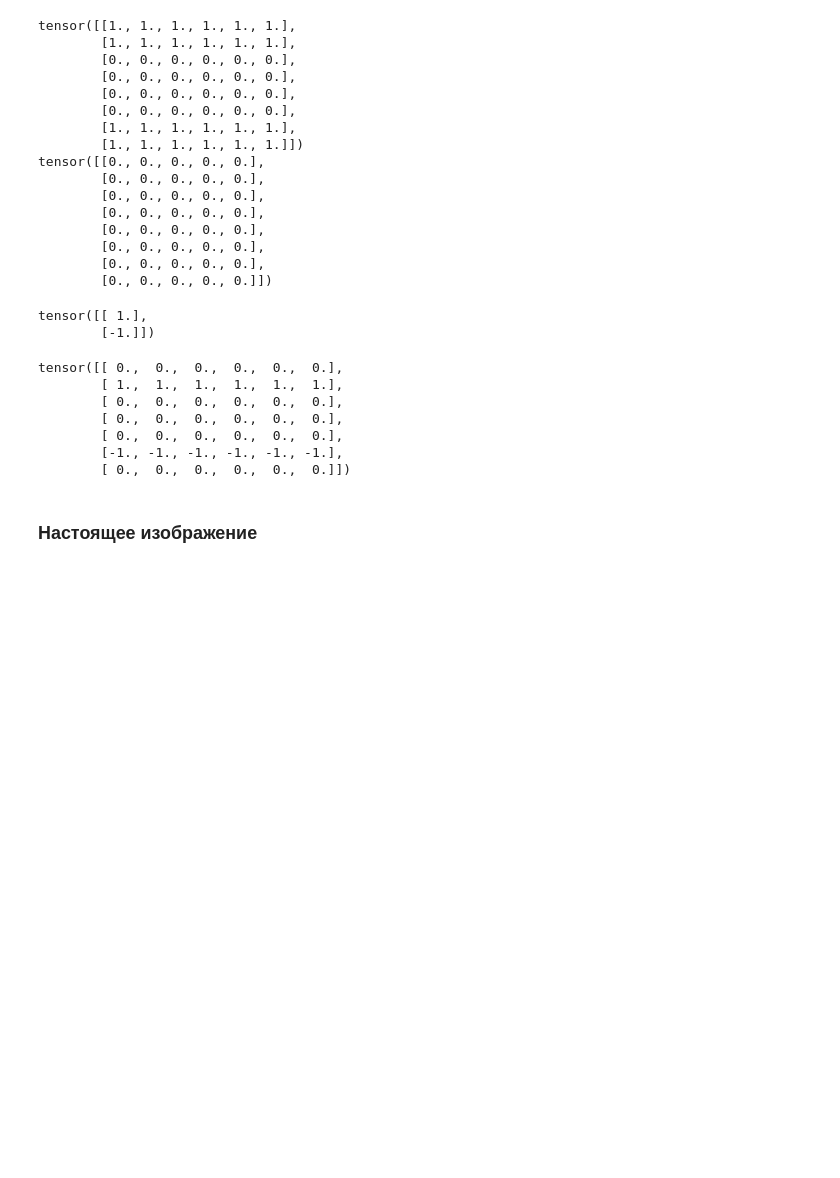
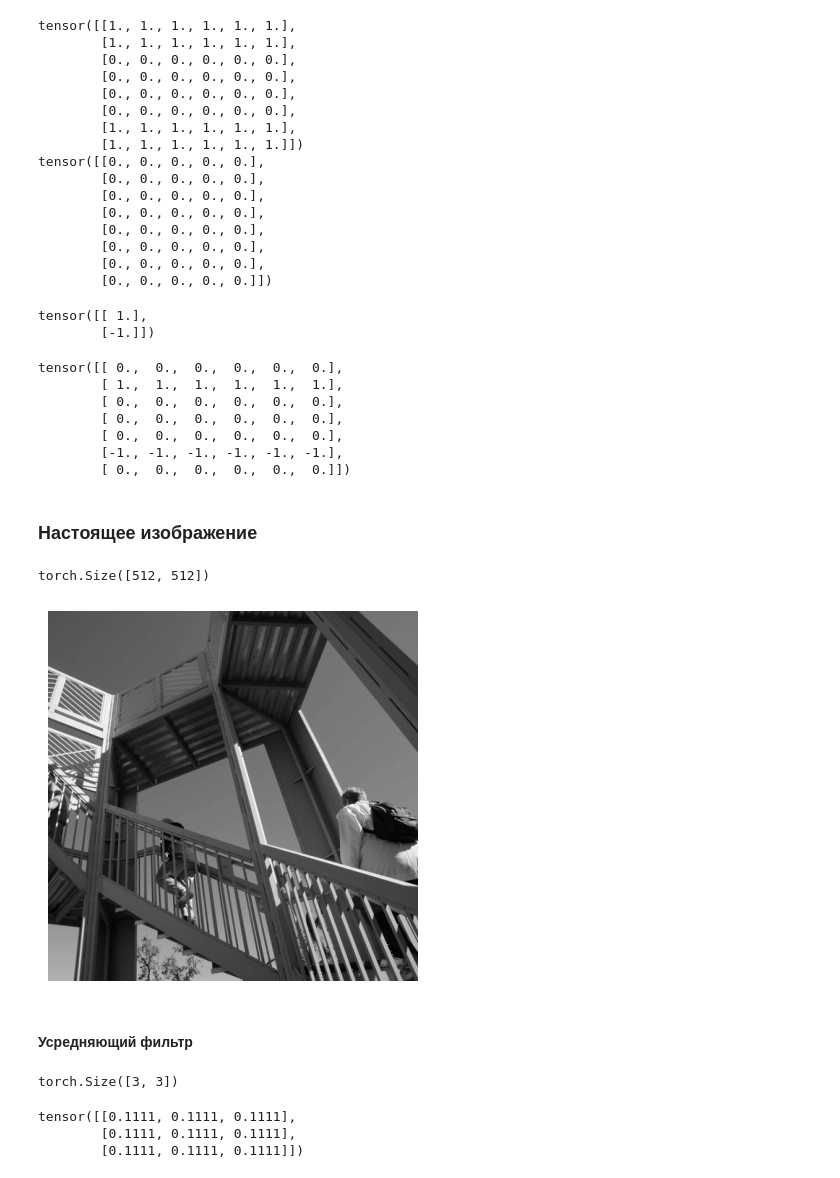
Before and after one commit to BalshowAndrew/pytorch_studying, a Jupyter notebook: 21_convolutional_neural_network.ipynb, the cells around one changed output. Drawn from its saved outputs; the diff is of its cells as text; code cells hidden in the pictures; blank space fills up the shorter version.

```diff
--- a/21_convolutional_neural_network.ipynb
+++ b/21_convolutional_neural_network.ipynb
@@ -124,3 +135,10 @@ tensor([[ 0.,  0.,  0.,  0.,  0.,  0.],
         [ 0.,  0.,  0.,  0.,  0.,  0.]])
 # %% [markdown]
 ### Настоящее изображение
+# %%
+img = misc.ascent()
+img = torch.Tensor(img)
+# %%
+img.size()
+# %% [output]
+torch.Size([512, 512])
@@ -126,0 +150,19 @@ tensor([[ 0.,  0.,  0.,  0.,  0.,  0.],
+# %%
+plt.grid(False)
+plt.gray()
+plt.axis('off')
+plt.imshow(img)
+plt.show()
+# %% [output]
+[figure, added]
+# %% [markdown]
+#### Усредняющий фильтр
+# %%
+filter_ = torch.tensor([[1, 1, 1], [1, 1, 1], [1, 1, 1]]) / 9
+print(filter_.shape)
+filter_
+# %% [output]
+torch.Size([3, 3])
+tensor([[0.1111, 0.1111, 0.1111],
+        [0.1111, 0.1111, 0.1111],
+        [0.1111, 0.1111, 0.1111]])
```
Also changed, not shown: parts of 75 cells of this notebook, 2 other files.
